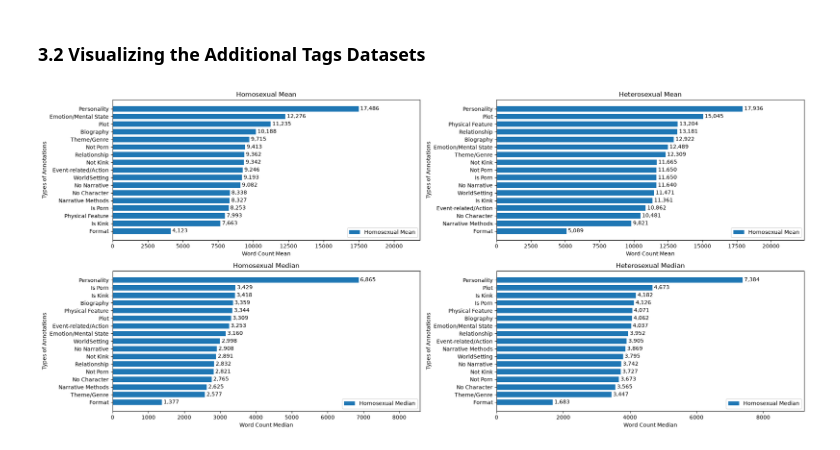
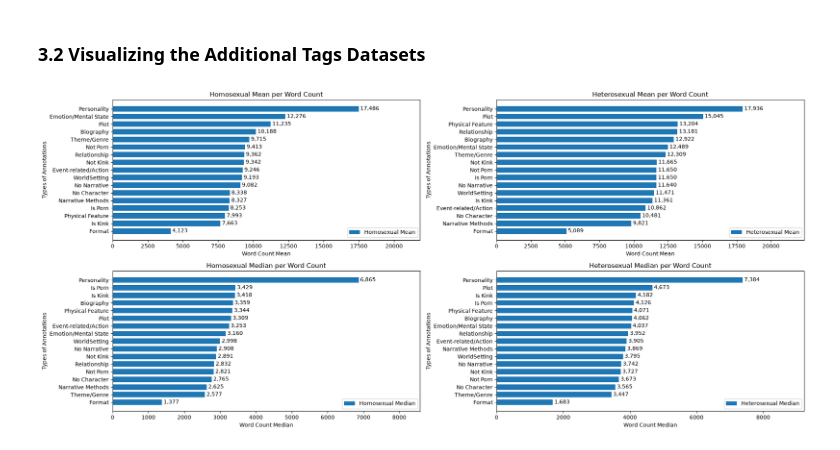
Before and after one commit to Cameron-Meinsma/ma_dh_thesis_v2, a Jupyter notebook: sub_rq_3_word_count.ipynb, the cells around one changed output. Drawn from its saved outputs; the diff is of its cells as text; code cells hidden in the pictures.

```diff
--- a/sub_rq_3_word_count.ipynb
+++ b/sub_rq_3_word_count.ipynb
@@ -418,7 +418,7 @@ p1 = ax[0, 0].barh(ind, df_ff_mm_wc_anno_stats_mean_sorted["Mean"], width, label
 #labels
 ax[0, 0].yaxis.set_inverted(True)  # arrange data from top to bottom
 ax[0, 0].set_xlabel('Word Count Mean')
-ax[0, 0].set_title('Homosexual Mean')
+ax[0, 0].set_title('Homosexual Mean per Word Count')
 ax[0, 0].set_ylabel('Types of Annotations')
 ax[0, 0].set_yticks(ind)
 ax[0, 0].set_yticklabels(df_ff_mm_wc_anno_stats_mean_sorted['Label'])
@@ -431,12 +431,12 @@ ax[0, 0].set_xlim(right=df_ff_mm_wc_anno_stats_mean_sorted["Mean"].max() * 1.25)
 
 # Heterosexual Mean Additional Tags
 # Plot a horizontal bar plot
-p2 = ax[0, 1].barh(ind, df_fm_wc_anno_stats_mean_sorted["Mean"], width, label="Homosexual Mean")
+p2 = ax[0, 1].barh(ind, df_fm_wc_anno_stats_mean_sorted["Mean"], width, label="Heterosexual Mean")
 
 #labels
 ax[0, 1].yaxis.set_inverted(True)  # arrange data from top to bottom
 ax[0, 1].set_xlabel('Word Count Mean')
-ax[0, 1].set_title('Heterosexual Mean')
+ax[0, 1].set_title('Heterosexual Mean per Word Count')
 ax[0, 1].set_ylabel('Types of Annotations')
 ax[0, 1].set_yticks(ind)
 ax[0, 1].set_yticklabels(df_fm_wc_anno_stats_mean_sorted['Label'])
@@ -454,36 +454,36 @@ p3 = ax[1, 0].barh(ind, df_ff_mm_wc_anno_stats_median_sorted["Median"], width, l
 #labels
 ax[1, 0].yaxis.set_inverted(True)  # arrange data from top to bottom
 ax[1, 0].set_xlabel('Word Count Median')
-ax[1, 0].set_title('Homosexual Median')
+ax[1, 0].set_title('Homosexual Median per Word Count')
 ax[1, 0].set_ylabel('Types of Annotations')
 ax[1, 0].set_yticks(ind)
 ax[1, 0].set_yticklabels(df_ff_mm_wc_anno_stats_median_sorted['Label'])
 ax[1, 0].legend(loc='best')
 
 ax[1, 0].bar_label(p3, labels=[f"{x:,.0f}" for x in df_ff_mm_wc_anno_stats_median_sorted["Median"]], padding=3)
 
 # Add space for the labels
 ax[1, 0].set_xlim(right=df_ff_mm_wc_anno_stats_median_sorted["Median"].max() * 1.25)
 
 # Homosexal Mean Additional Tags
 # Plot a horizontal bar plot
-p4 = ax[1, 1].barh(ind, df_fm_wc_anno_stats_median_sorted["Median"], width, label="Homosexual Median")
+p4 = ax[1, 1].barh(ind, df_fm_wc_anno_stats_median_sorted["Median"], width, label="Heterosexual Median")
 
 #labels
 ax[1, 1].yaxis.set_inverted(True)  # arrange data from top to bottom
 ax[1, 1].set_xlabel('Word Count Median')
-ax[1, 1].set_title('Heterosexual Median')
+ax[1, 1].set_title('Heterosexual Median per Word Count')
 ax[1, 1].set_ylabel('Types of Annotations')
 ax[1, 1].set_yticks(ind)
 ax[1, 1].set_yticklabels(df_fm_wc_anno_stats_median_sorted['Label'])
 ax[1, 1].legend(loc='best')
 
 ax[1, 1].bar_label(p4, labels=[f"{x:,.0f}" for x in df_fm_wc_anno_stats_median_sorted["Median"]], padding=3)
 
 # Add space for the labels
 ax[1, 1].set_xlim(right=df_fm_wc_anno_stats_median_sorted["Median"].max() * 1.25)
 
 plt.tight_layout()
 plt.show()
 # %% [output]
-[figure, old version]
+[figure, new version]
```
